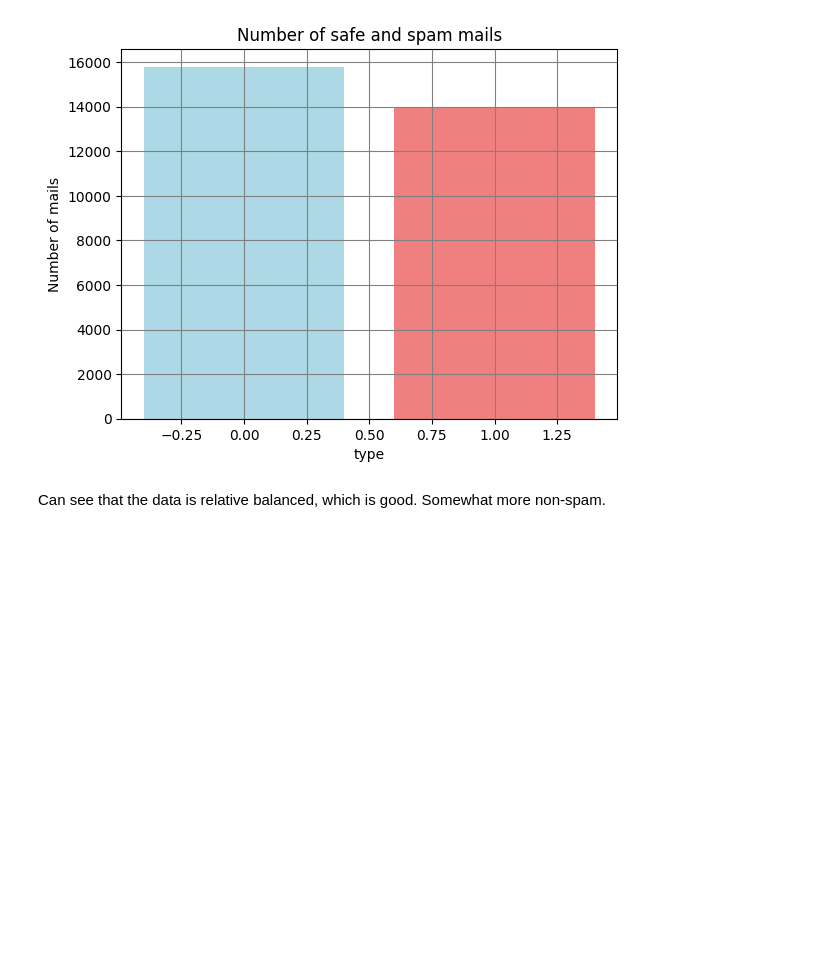
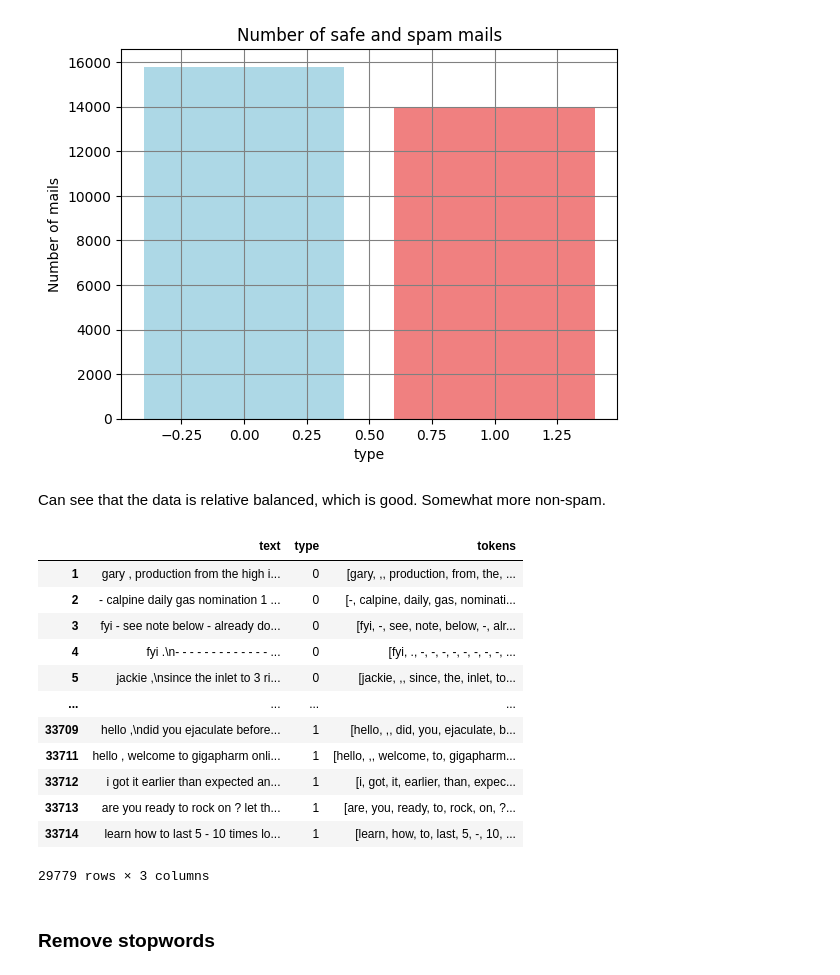
Before and after one commit to osscy/spam-classification, a Jupyter notebook: test.ipynb, the cells around one changed output. Cells and saved outputs as stored; diff of their text form; code cells hidden in the pictures; blank space fills up the shorter version.

```diff
--- a/test.ipynb
+++ b/test.ipynb
@@ -108,3 +118,24 @@ Name: count, dtype: int64
 [figure]
 # %% [markdown]
 Can see that the data is relative balanced, which is good. Somewhat more non-spam.
+# %%
+#tokenize the text
+df_large["tokens"] = df_large["text"].apply(tpf.tokenText)
+# %%
+df_large
+# %% [output]
+|  | text | type | tokens |
+| 1 | gary , production from the high i... | 0 | [gary, ,, production, from, the, ... |
+| 2 | - calpine daily gas nomination 1 ... | 0 | [-, calpine, daily, gas, nominati... |
+| 3 | fyi - see note below - already do... | 0 | [fyi, -, see, note, below, -, alr... |
+| 4 | fyi .\n- - - - - - - - - - - - - ... | 0 | [fyi, ., -, -, -, -, -, -, -, -, ... |
+| 5 | jackie ,\nsince the inlet to 3 ri... | 0 | [jackie, ,, since, the, inlet, to... |
+| ... | ... | ... | ... |
+| 33709 | hello ,\ndid you ejaculate before... | 1 | [hello, ,, did, you, ejaculate, b... |
+| 33711 | hello , welcome to gigapharm onli... | 1 | [hello, ,, welcome, to, gigapharm... |
+| 33712 | i got it earlier than expected an... | 1 | [i, got, it, earlier, than, expec... |
+| 33713 | are you ready to rock on ? let th... | 1 | [are, you, ready, to, rock, on, ?... |
+| 33714 | learn how to last 5 - 10 times lo... | 1 | [learn, how, to, last, 5, -, 10, ... |
+29779 rows × 3 columns
+# %% [markdown]
+### Remove stopwords
```
Also changed, not shown: parts of 6 cells of this notebook, 4 other files.
